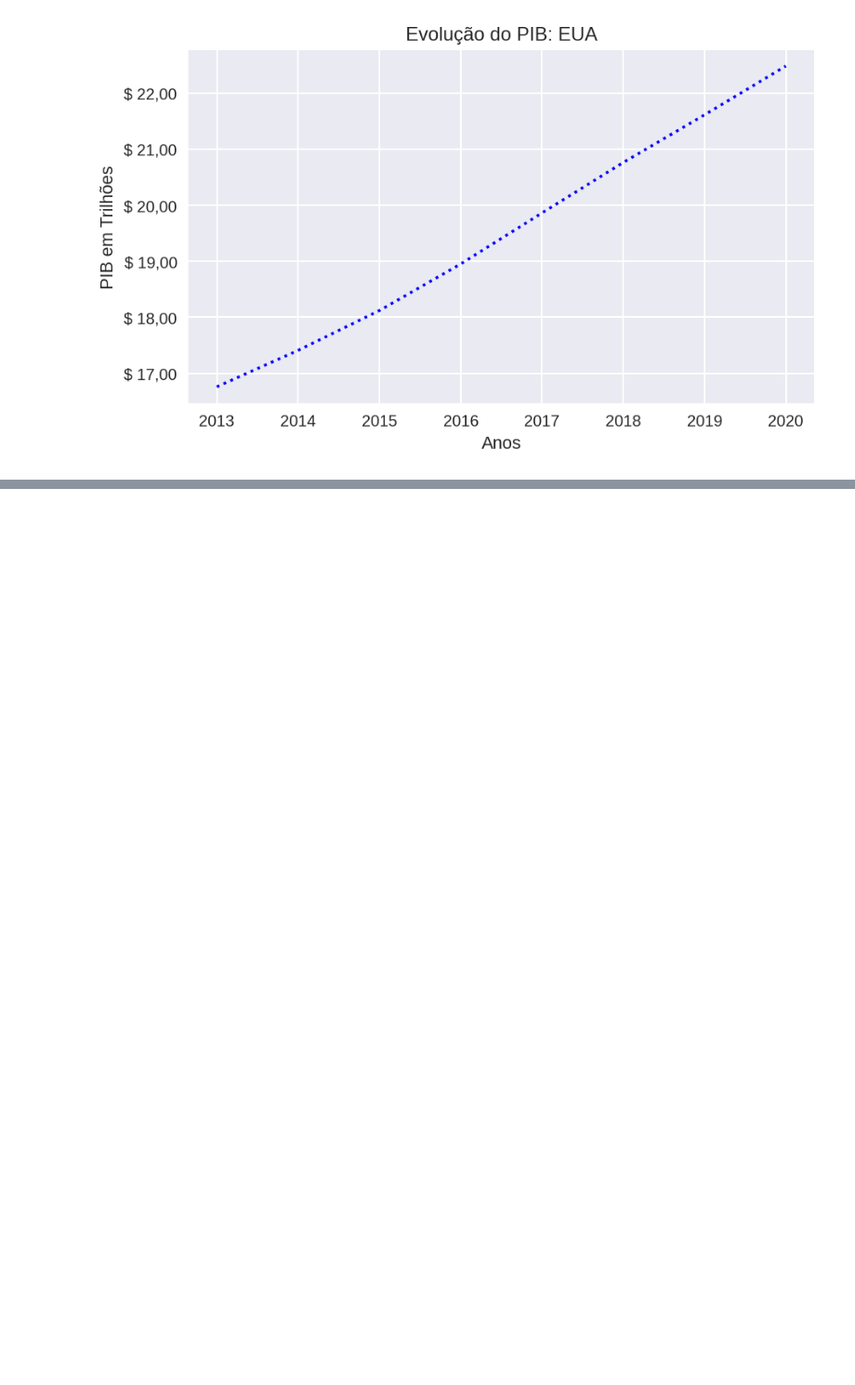
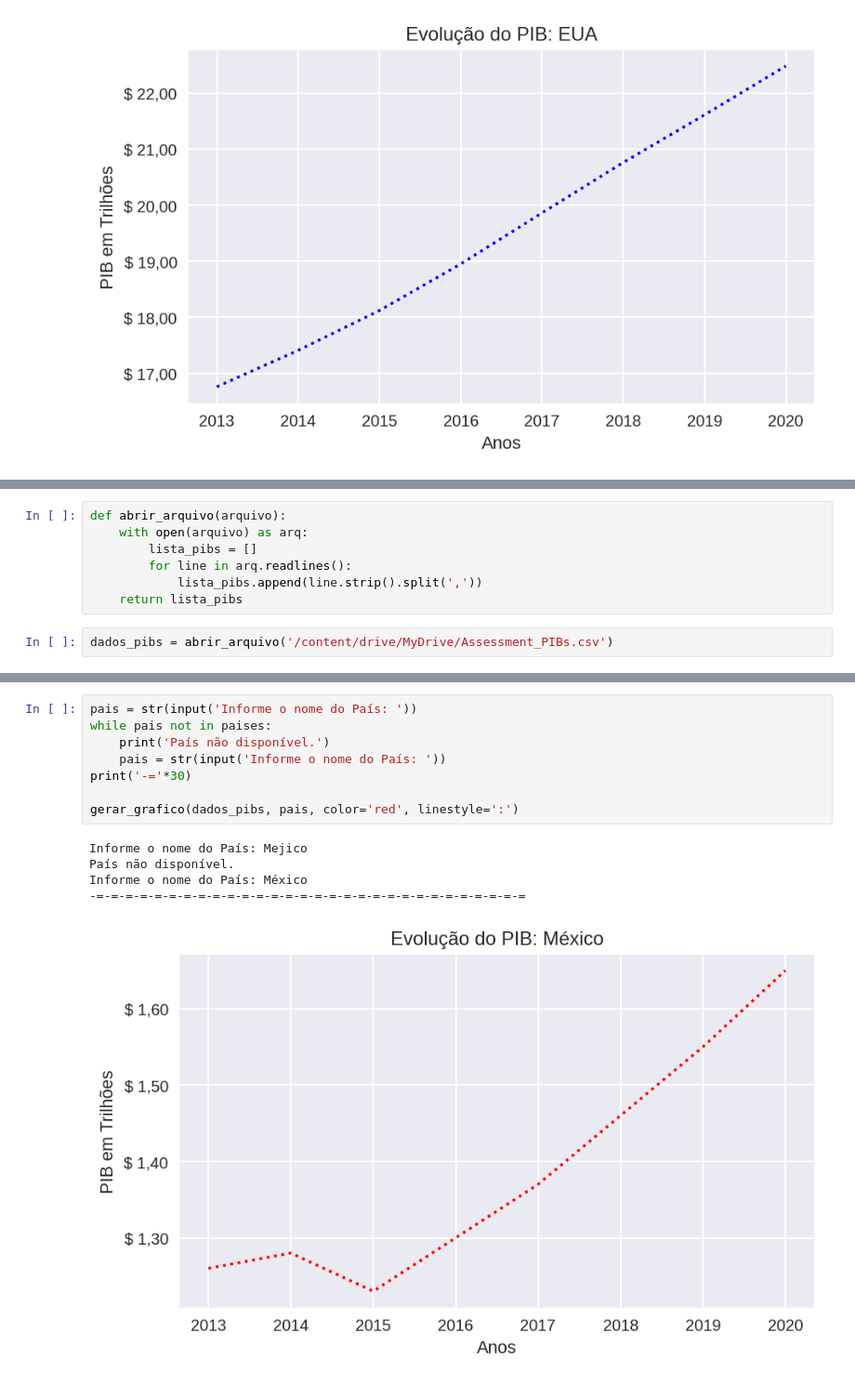
Before and after one commit to pedronora/infnet, a Jupyter notebook: Pedro_Henrique_Macedo_Nora_DR1_AT.ipynb, the cells around one changed output, grey strips where cells are left out. Shown at 93% size. Cells and saved outputs as stored; diff of their text form; blank space fills up the shorter version.

```diff
--- a/Pedro_Henrique_Macedo_Nora_DR1_AT.ipynb
+++ b/Pedro_Henrique_Macedo_Nora_DR1_AT.ipynb
@@ -378,0 +383,9 @@ Informe o nome do País: EUA
+# %%
+def abrir_arquivo(arquivo):
+    with open(arquivo) as arq:
+        lista_pibs = []
+        for line in arq.readlines():
+            lista_pibs.append(line.strip().split(','))
+    return lista_pibs
+# %%
+dados_pibs = abrir_arquivo('/content/drive/MyDrive/Assessment_PIBs.csv')
@@ -378,0 +481,14 @@ Informe o nome do País: EUA
+# %%
+pais = str(input('Informe o nome do País: '))
+while pais not in paises:
+    print('País não disponível.')
+    pais = str(input('Informe o nome do País: '))
+print('-='*30)
+
+gerar_grafico(dados_pibs, pais, color='red', linestyle=':')
+# %% [output]
+Informe o nome do País: Mejico
+País não disponível.
+Informe o nome do País: México
+-=-=-=-=-=-=-=-=-=-=-=-=-=-=-=-=-=-=-=-=-=-=-=-=-=-=-=-=-=-=
+[figure, added]
```
Also changed, not shown: parts of 10 cells of this notebook.
